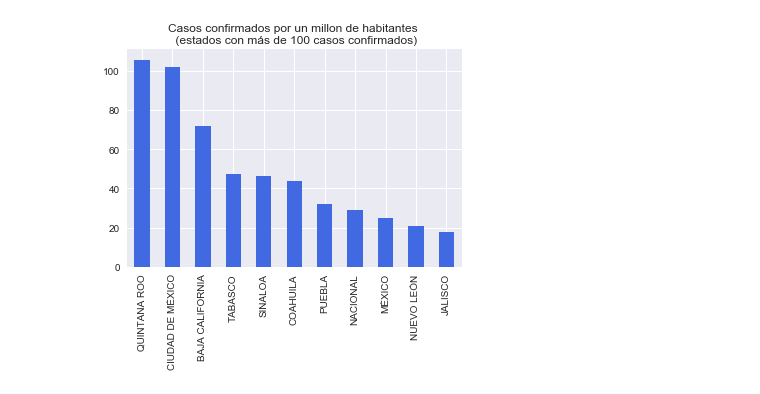
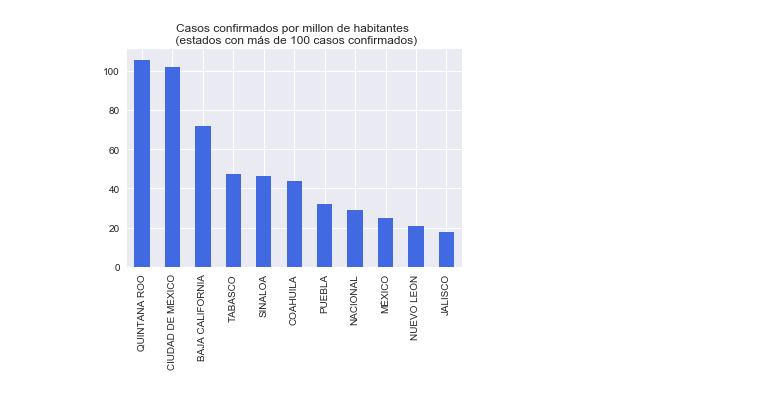
Before and after one commit to carloscerlira/COVIDMEX, a Jupyter notebook: examples/histogram.ipynb, the cells around one changed output. Cells and saved outputs as stored; diff of their text form; code cells hidden in the pictures.

```diff
--- a/examples/histogram.ipynb
+++ b/examples/histogram.ipynb
@@ -31,12 +43,10 @@ plt.show()
 # %%
-populationmx = pd.read_csv('../data/population_MX.csv', index_col=0)
-populationmx = populationmx['Población']
 infected = confirmedmx['4/9/20'][confirmedmx['4/9/20'] > 100].div(populationmx)*1000000
 infected.dropna(inplace=True)
 infected.sort_values(ascending=False, inplace=True)
 infected.plot.bar(color='royalblue')
-plt.title('Casos confirmados por un millon de habitantes \n (estados con más de 100 casos confirmados)')
+plt.title('Casos confirmados por millon de habitantes \n (estados con más de 100 casos confirmados)')
 plt.xlabel('')
 plt.show()
 # %% [output]
-[figure, old version]
+[figure, new version]
```
Also changed, not shown: parts of 3 cells of this notebook, 10 other files.
